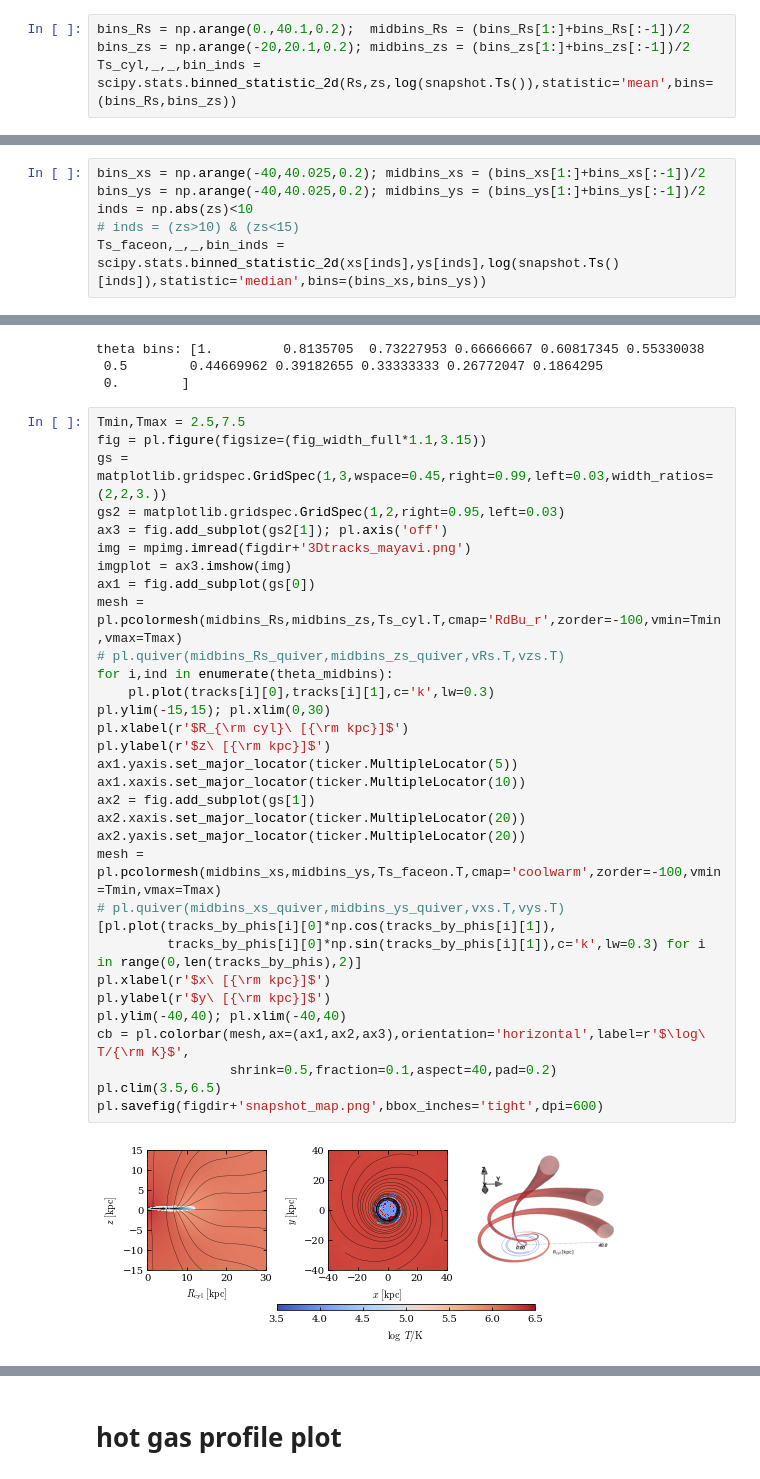
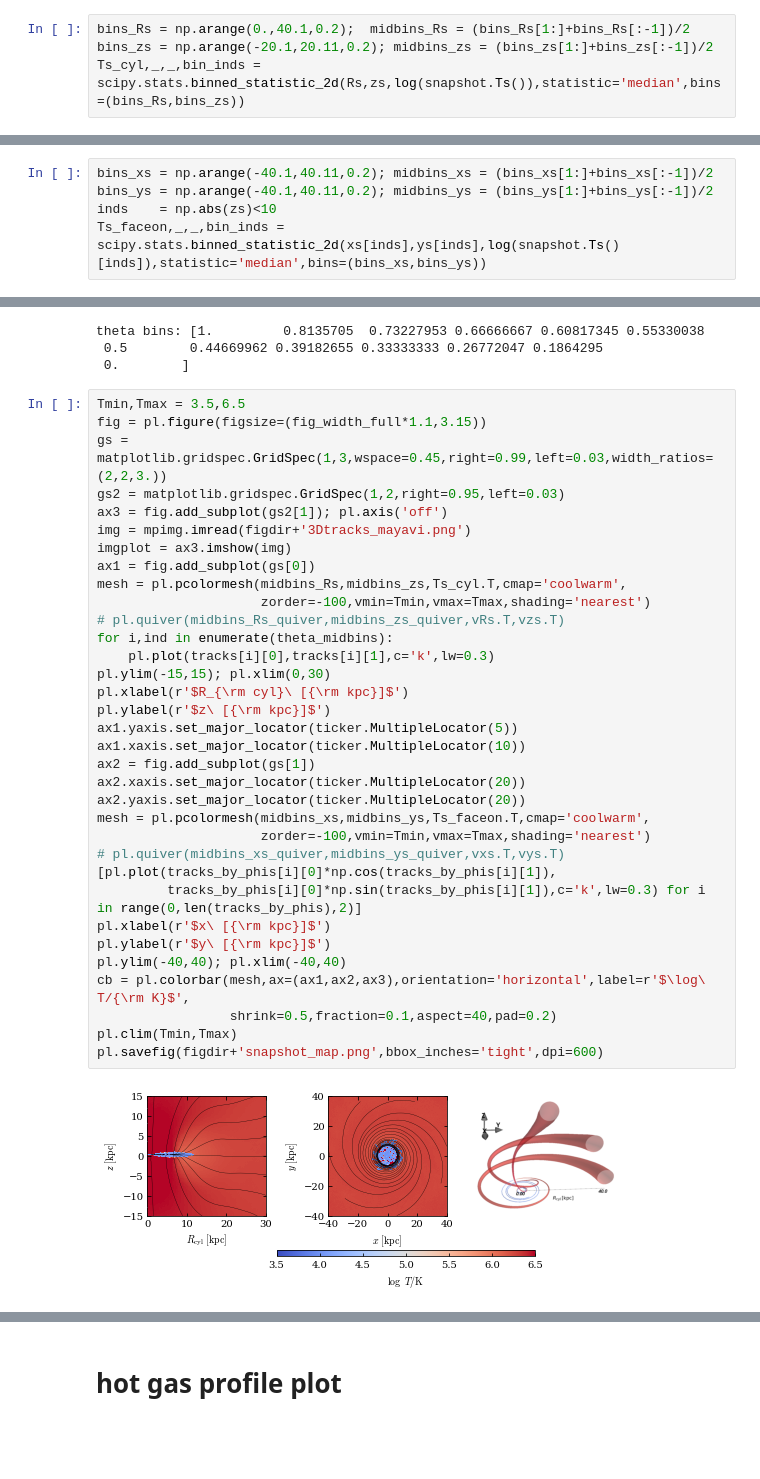
Before and after one commit to JonathanSternAstro/gizmo_analysis, a Jupyter notebook: ipynb/subsonic_solution/snapshot_map.ipynb, the cells around one changed output, grey strips where cells are left out. Saved outputs shown, nothing was run; the diff lists cells and outputs as text; blank space fills up the shorter version.

```diff
--- a/ipynb/subsonic_solution/snapshot_map.ipynb
+++ b/ipynb/subsonic_solution/snapshot_map.ipynb
@@ -52,8 +52,8 @@ rs = (Rs**2+zs**2)**0.5
 thetas = np.arccos(zs/rs)
 # %%
 bins_Rs = np.arange(0.,40.1,0.2);  midbins_Rs = (bins_Rs[1:]+bins_Rs[:-1])/2
-bins_zs = np.arange(-20,20.1,0.2); midbins_zs = (bins_zs[1:]+bins_zs[:-1])/2
-Ts_cyl,_,_,bin_inds = scipy.stats.binned_statistic_2d(Rs,zs,log(snapshot.Ts()),statistic='mean',bins=(bins_Rs,bins_zs))
+bins_zs = np.arange(-20.1,20.11,0.2); midbins_zs = (bins_zs[1:]+bins_zs[:-1])/2
+Ts_cyl,_,_,bin_inds = scipy.stats.binned_statistic_2d(Rs,zs,log(snapshot.Ts()),statistic='median',bins=(bins_Rs,bins_zs))
 # %%
 # bins_Rs_quiver = np.arange(0.,20.5,1);  midbins_Rs_quiver = (bins_Rs_quiver[1:]+bins_Rs_quiver[:-1])/2
 # bins_zs_quiver = np.arange(-10,10.5,1); midbins_zs_quiver = (bins_zs_quiver[1:]+bins_zs_quiver[:-1])/2
@@ -61,10 +61,9 @@ Ts_cyl,_,_,bin_inds = scipy.stats.binned_statistic_2d(Rs,zs,log(snapshot.Ts()),s
 # vRs,_,_,bin_inds = scipy.stats.binned_statistic_2d(Rs,zs,_vRs,              statistic='mean',bins=(bins_Rs_quiver,bins_zs_quiver))
 # vzs,_,_,bin_inds = scipy.stats.binned_statistic_2d(Rs,zs,snapshot.vs()[:,2],statistic='mean',bins=(bins_Rs_quiver,bins_zs_quiver))
 # %%
-bins_xs = np.arange(-40,40.025,0.2); midbins_xs = (bins_xs[1:]+bins_xs[:-1])/2
-bins_ys = np.arange(-40,40.025,0.2); midbins_ys = (bins_ys[1:]+bins_ys[:-1])/2
-inds = np.abs(zs)<10
-# inds = (zs>10) & (zs<15)
+bins_xs = np.arange(-40.1,40.11,0.2); midbins_xs = (bins_xs[1:]+bins_xs[:-1])/2
+bins_ys = np.arange(-40.1,40.11,0.2); midbins_ys = (bins_ys[1:]+bins_ys[:-1])/2
+inds    = np.abs(zs)<10
 Ts_faceon,_,_,bin_inds = scipy.stats.binned_statistic_2d(xs[inds],ys[inds],log(snapshot.Ts()[inds]),statistic='median',bins=(bins_xs,bins_ys))
 # %%
 # bins_xs_quiver = np.arange(-30,31,2.5); midbins_xs_quiver = (bins_xs_quiver[1:]+bins_xs_quiver[:-1])/2
@@ -106,36 +105,38 @@ theta bins: [1.         0.8135705  0.73227953 0.66666667 0.60817345 0.55330038
  0.5        0.44669962 0.39182655 0.33333333 0.26772047 0.1864295
  0.        ]
 # %%
-Tmin,Tmax = 2.5,7.5
+Tmin,Tmax = 3.5,6.5
 fig = pl.figure(figsize=(fig_width_full*1.1,3.15))
 gs = matplotlib.gridspec.GridSpec(1,3,wspace=0.45,right=0.99,left=0.03,width_ratios=(2,2,3.))
 gs2 = matplotlib.gridspec.GridSpec(1,2,right=0.95,left=0.03)
 ax3 = fig.add_subplot(gs2[1]); pl.axis('off')
 img = mpimg.imread(figdir+'3Dtracks_mayavi.png')
 imgplot = ax3.imshow(img)
 ax1 = fig.add_subplot(gs[0])
-mesh = pl.pcolormesh(midbins_Rs,midbins_zs,Ts_cyl.T,cmap='RdBu_r',zorder=-100,vmin=Tmin,vmax=Tmax)
+mesh = pl.pcolormesh(midbins_Rs,midbins_zs,Ts_cyl.T,cmap='coolwarm',
+                     zorder=-100,vmin=Tmin,vmax=Tmax,shading='nearest')
 # pl.quiver(midbins_Rs_quiver,midbins_zs_quiver,vRs.T,vzs.T)
 for i,ind in enumerate(theta_midbins):
     pl.plot(tracks[i][0],tracks[i][1],c='k',lw=0.3)
 pl.ylim(-15,15); pl.xlim(0,30)
 pl.xlabel(r'$R_{\rm cyl}\ [{\rm kpc}]$')
 pl.ylabel(r'$z\ [{\rm kpc}]$')
 ax1.yaxis.set_major_locator(ticker.MultipleLocator(5))
 ax1.xaxis.set_major_locator(ticker.MultipleLocator(10))
 ax2 = fig.add_subplot(gs[1])
 ax2.xaxis.set_major_locator(ticker.MultipleLocator(20))
 ax2.yaxis.set_major_locator(ticker.MultipleLocator(20))
-mesh = pl.pcolormesh(midbins_xs,midbins_ys,Ts_faceon.T,cmap='coolwarm',zorder=-100,vmin=Tmin,vmax=Tmax)
+mesh = pl.pcolormesh(midbins_xs,midbins_ys,Ts_faceon.T,cmap='coolwarm',
+                     zorder=-100,vmin=Tmin,vmax=Tmax,shading='nearest')
 # pl.quiver(midbins_xs_quiver,midbins_ys_quiver,vxs.T,vys.T)
 [pl.plot(tracks_by_phis[i][0]*np.cos(tracks_by_phis[i][1]),
          tracks_by_phis[i][0]*np.sin(tracks_by_phis[i][1]),c='k',lw=0.3) for i in range(0,len(tracks_by_phis),2)]
 pl.xlabel(r'$x\ [{\rm kpc}]$')
 pl.ylabel(r'$y\ [{\rm kpc}]$')
 pl.ylim(-40,40); pl.xlim(-40,40)
 cb = pl.colorbar(mesh,ax=(ax1,ax2,ax3),orientation='horizontal',label=r'$\log\ T/{\rm K}$',
                  shrink=0.5,fraction=0.1,aspect=40,pad=0.2)
-pl.clim(3.5,6.5)
+pl.clim(Tmin,Tmax)
 pl.savefig(figdir+'snapshot_map.png',bbox_inches='tight',dpi=600)
 # %% [output]
-[figure, old version]
+[figure, new version]
```
Also changed, not shown: parts of 6 cells of this notebook, 7 other files.
